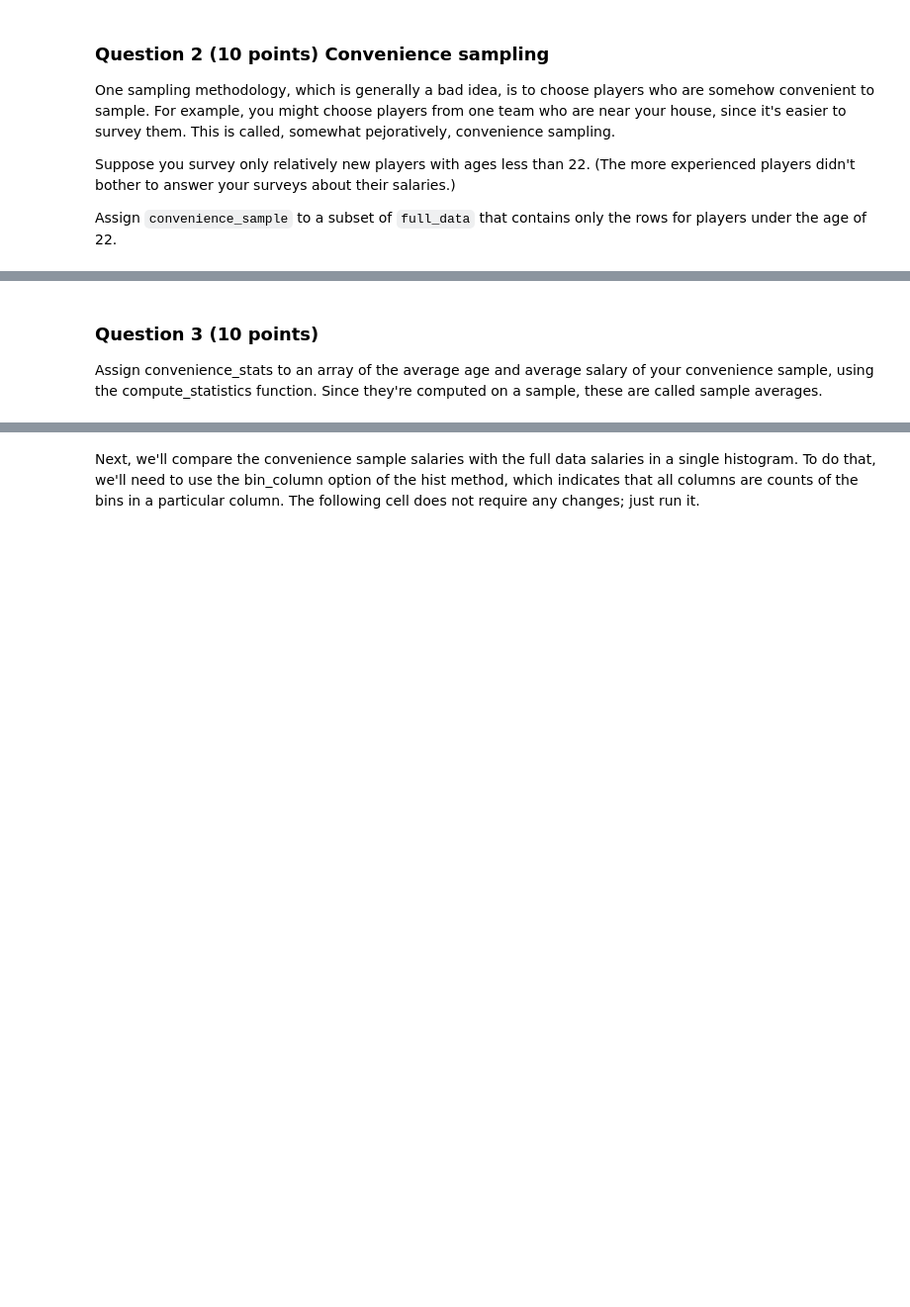
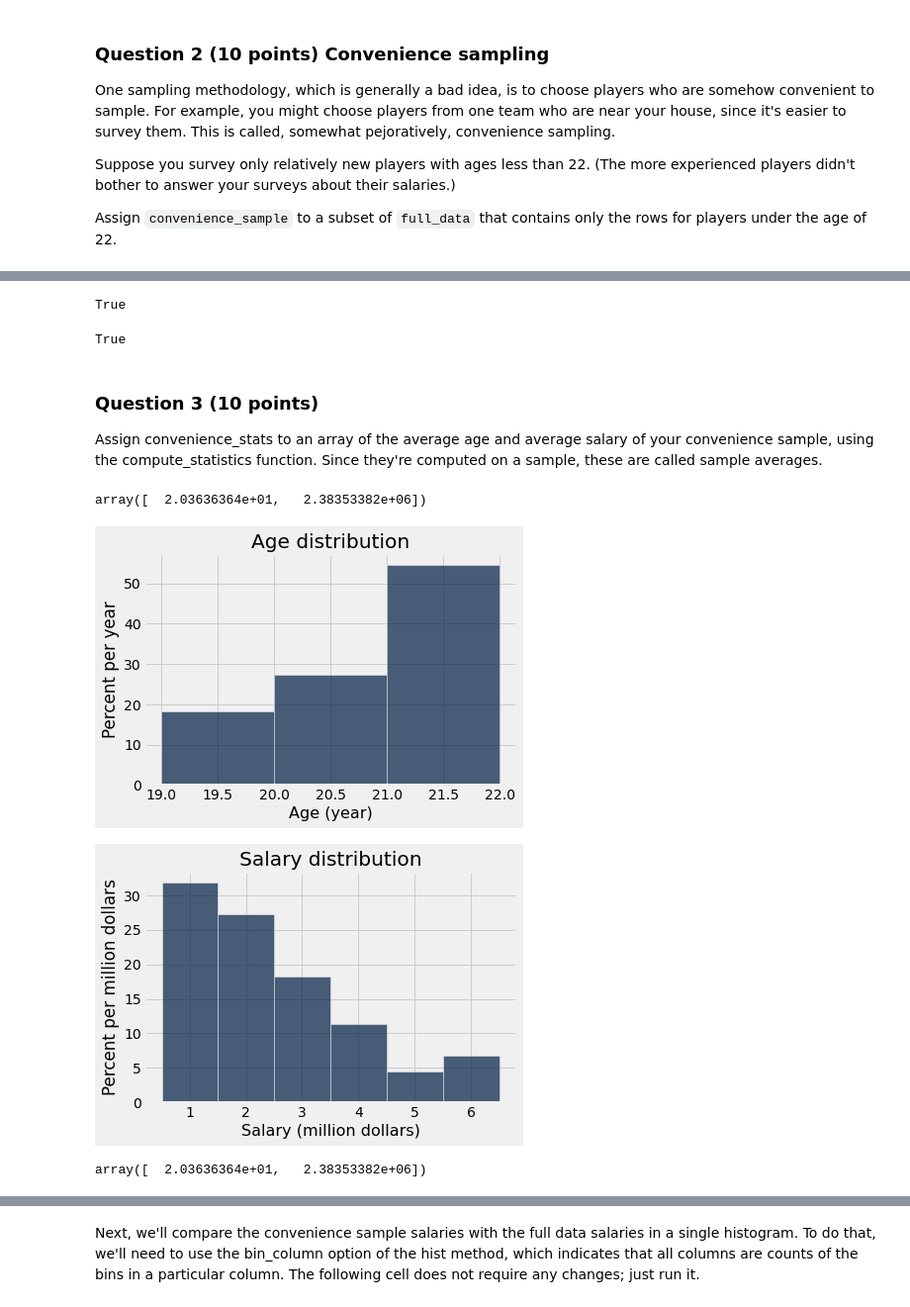
Before and after one commit to rghimre3/INFO5502-Summer2022, a Jupyter notebook: lab_assignment_07_3.ipynb, the cells around one changed output, grey strips where cells are left out. Shown: that part at 99% size. Saved outputs shown, nothing was run; the diff lists cells and outputs as text; code cells hidden in the pictures; blank space fills up the shorter version.

```diff
--- a/lab_assignment_07_3.ipynb
+++ b/lab_assignment_07_3.ipynb
@@ -151,6 +151,6 @@ Assign `convenience_sample` to a subset of `full_data` that contains only the ro
 # %%
 ### You code here:
 
-convenience_sample = ...
+convenience_sample = full_data.where("Age", are.below(22))
 convenience_sample
 # %% [output]
@@ -158,16 +169,27 @@ Ellipsis
 # %%
 # TEST
 convenience_sample.num_columns == 11
+# %% [output]
+True
 # %%
 # TEST
 convenience_sample.num_rows == 44
+# %% [output]
+True
 # %% [markdown]
 ### Question 3 (10 points)
 
 Assign convenience_stats to an array of the average age and average salary of your convenience sample, using the compute_statistics function. Since they're computed on a sample, these are called sample averages.
+# %%
+convenience_stats = compute_statistics(convenience_sample)
+# %% [output]
+array([  2.03636364e+01,   2.38353382e+06])
+[figure, added]
+[figure, added]
 # %%
-convenience_stats = ...
 convenience_stats
+# %% [output]
+array([  2.03636364e+01,   2.38353382e+06])
 # %%
 # TEST
 len(convenience_stats) == 2
```
Also changed, not shown: parts of 15 cells of this notebook.
